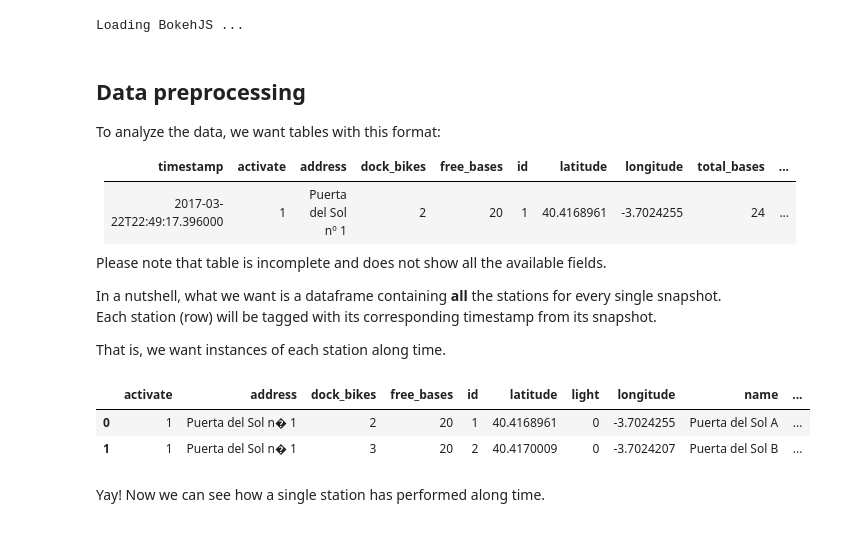
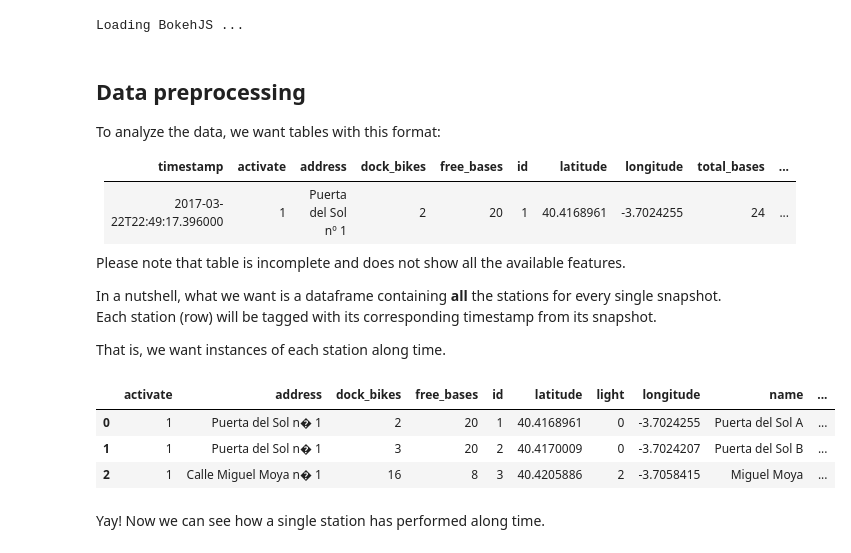
Before and after one commit to rameerez/bicimad-data-analysis, a Jupyter notebook: station-snapshots-analysis.ipynb, the cells around one changed output. Drawn from its saved outputs; the diff is of its cells as text; code cells hidden in the pictures.

```diff
--- a/station-snapshots-analysis.ipynb
+++ b/station-snapshots-analysis.ipynb
@@ -57,7 +68,7 @@ To analyze the data, we want tables with this format:
 |----------------------------|----------|---------------------|------------|------------|----|------------|------------|-------------|-----|
 | 2017-03-22T22:49:17.396000 | 1        | Puerta del Sol nº 1 | 2          | 20         | 1  | 40.4168961 | -3.7024255 | 24          | ... |
 
-Please note that table is incomplete and does not show all the available fields.
+Please note that table is incomplete and does not show all the available features.
 
 In a nutshell, what we want is a dataframe containing **all** the stations for every single snapshot. Each station (row) will be tagged with its corresponding timestamp from its snapshot.
 
@@ -72,8 +83,9 @@ for index, row in df_raw.iterrows():
     frames.append(stations)
 # %%
 df = pd.concat(frames)
-df[:2]
+df[:3] # showing only two rows to keep it short
 # %% [output]
 |  | activate | address | dock_bikes | free_bases | id | latitude | light | longitude | name | ... |
 | 0 | 1 | Puerta del Sol n� 1 | 2 | 20 | 1 | 40.4168961 | 0 | -3.7024255 | Puerta del Sol A | ... |
 | 1 | 1 | Puerta del Sol n� 1 | 3 | 20 | 2 | 40.4170009 | 0 | -3.7024207 | Puerta del Sol B | ... |
+| 2 | 1 | Calle Miguel Moya n� 1 | 16 | 8 | 3 | 40.4205886 | 2 | -3.7058415 | Miguel Moya | ... |
```
Also changed, not shown: parts of 8 cells of this notebook, 5 other files.
